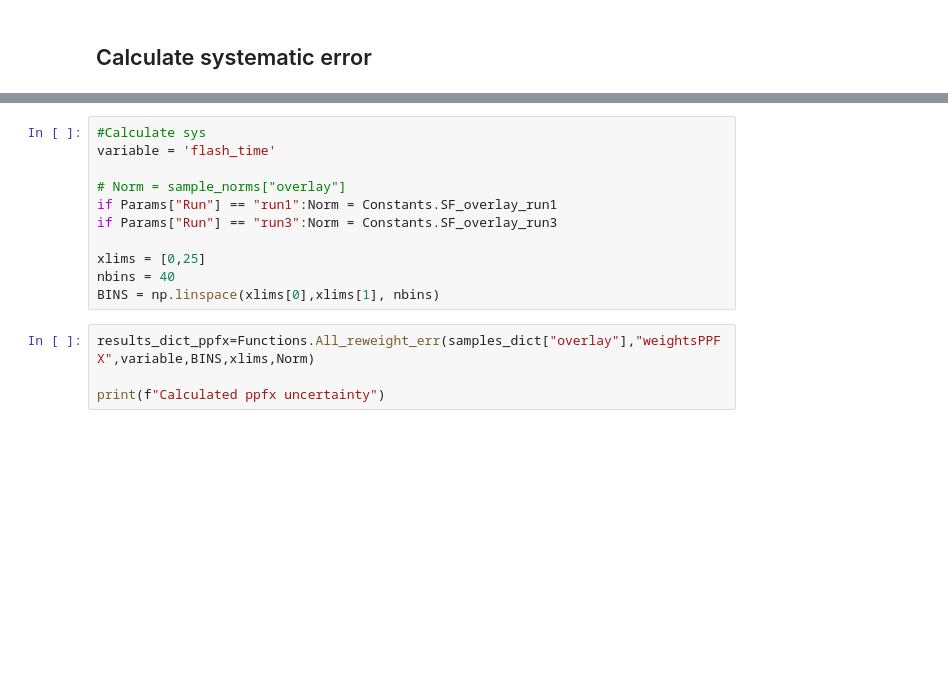
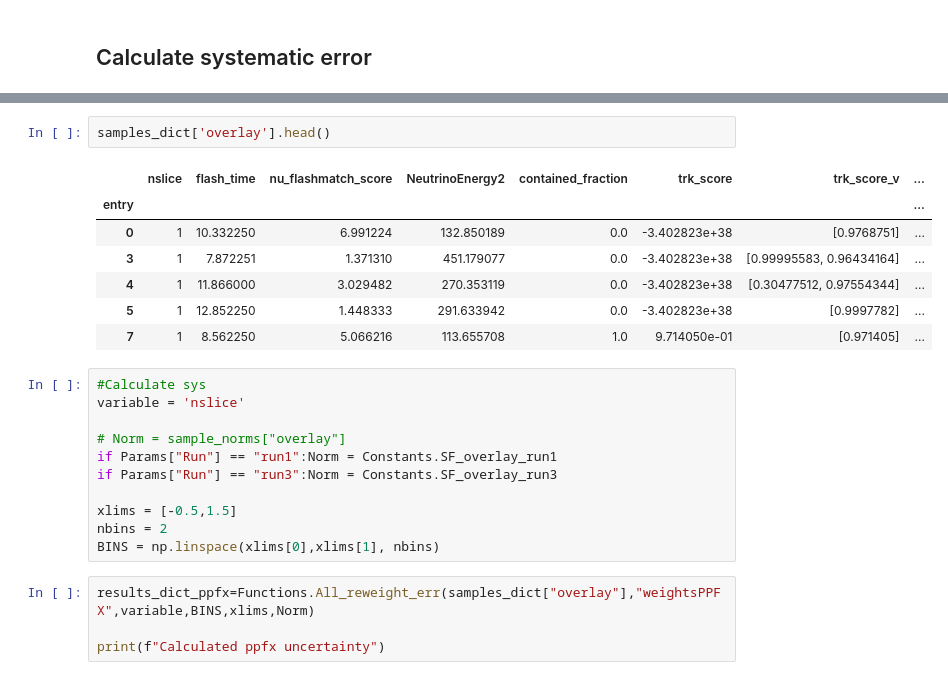
Before and after one commit to dmarsden01/uboone_HNL_analysis, a Jupyter notebook: 2.5_Calculating_sys_for_preselection.ipynb, the cells around one changed output, grey strips where cells are left out. Saved outputs shown, nothing was run; the diff lists cells and outputs as text; blank space fills up the shorter version.

```diff
--- a/2.5_Calculating_sys_for_preselection.ipynb
+++ b/2.5_Calculating_sys_for_preselection.ipynb
@@ -111,13 +133,23 @@ Made nslice cut
+# %%
+samples_dict['overlay'].head()
+# %% [output]
+|  | nslice | flash_time | nu_flashmatch_score | NeutrinoEnergy2 | contained_fraction | trk_score | trk_score_v | ... |
+| entry |  |  |  |  |  |  |  | ... |
+| 0 | 1 | 10.332250 | 6.991224 | 132.850189 | 0.0 | -3.402823e+38 | [0.9768751] | ... |
+| 3 | 1 | 7.872251 | 1.371310 | 451.179077 | 0.0 | -3.402823e+38 | [0.99995583, 0.96434164] | ... |
+| 4 | 1 | 11.866000 | 3.029482 | 270.353119 | 0.0 | -3.402823e+38 | [0.30477512, 0.97554344] | ... |
+| 5 | 1 | 12.852250 | 1.448333 | 291.633942 | 0.0 | -3.402823e+38 | [0.9997782] | ... |
+| 7 | 1 | 8.562250 | 5.066216 | 113.655708 | 1.0 | 9.714050e-01 | [0.971405] | ... |
 # %%
 #Calculate sys
-variable = 'flash_time'
+variable = 'nslice'
 
 # Norm = sample_norms["overlay"]
 if Params["Run"] == "run1":Norm = Constants.SF_overlay_run1
 if Params["Run"] == "run3":Norm = Constants.SF_overlay_run3
 
-xlims = [0,25]
-nbins = 40
+xlims = [-0.5,1.5]
+nbins = 2
 BINS = np.linspace(xlims[0],xlims[1], nbins)
 # %%
 results_dict_ppfx=Functions.All_reweight_err(samples_dict["overlay"],"weightsPPFX",variable,BINS,xlims,Norm)
```
Also changed, not shown: parts of 7 cells of this notebook, 13 other files.
